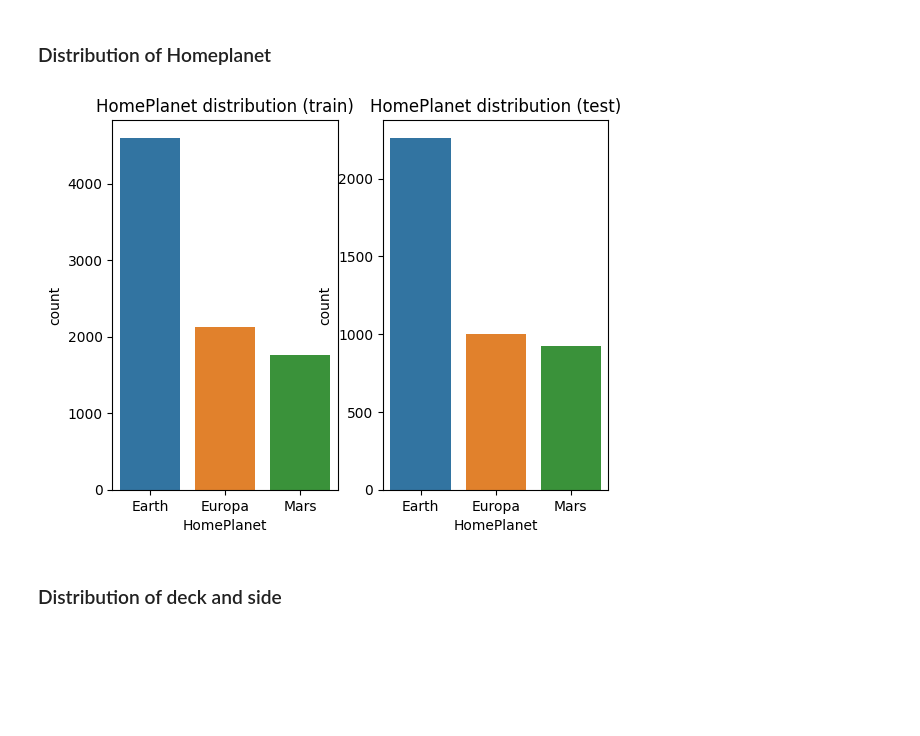
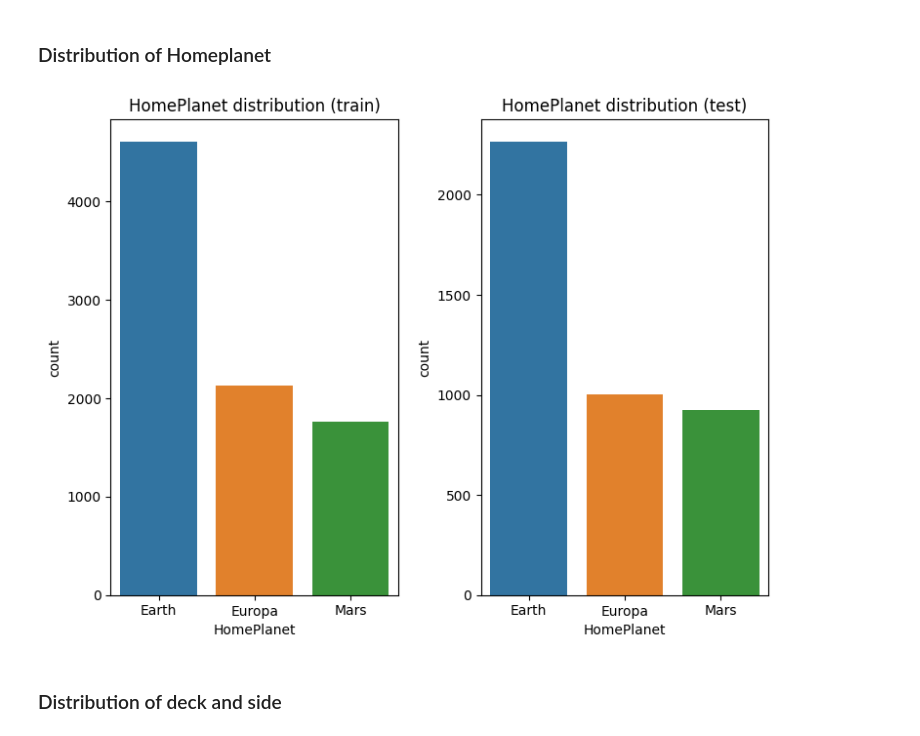
Before and after one commit to KacperUrban/Spaceship-titanic, a Jupyter notebook: Spaceshiptitanic.ipynb, the cells around one changed output. Drawn from its saved outputs; the diff is of its cells as text; code cells hidden in the pictures; blank space fills up the shorter version.

```diff
--- a/Spaceshiptitanic.ipynb
+++ b/Spaceshiptitanic.ipynb
@@ -171,14 +170,16 @@ plt.show()
 # %% [markdown]
 ### Distribution of Homeplanet
 # %%
-fig, ax =plt.subplots(1,2)
-sns.countplot(X_space, x="HomePlanet", ax=ax[0], order = X_space['HomePlanet'].value_counts().index)
+fig, ax =plt.subplots(1,2, figsize=(8,6))
+fig.tight_layout(pad=3.0)
+sns.countplot(X_space, x="HomePlanet", ax=ax[0], order = X_space['HomePlanet']\
+              .value_counts().index)
 ax[0].set(title='HomePlanet distribution (train)')
 sns.countplot(submission_set, x="HomePlanet", ax=ax[1])
 ax[1].set(title='HomePlanet distribution (test)')
 fig.show()
 # %% [output]
-[figure, old version]
+[figure, new version]
 # %% [markdown]
 ### Distribution of deck and side
 # %%
```
Also changed, not shown: parts of 13 cells of this notebook.
